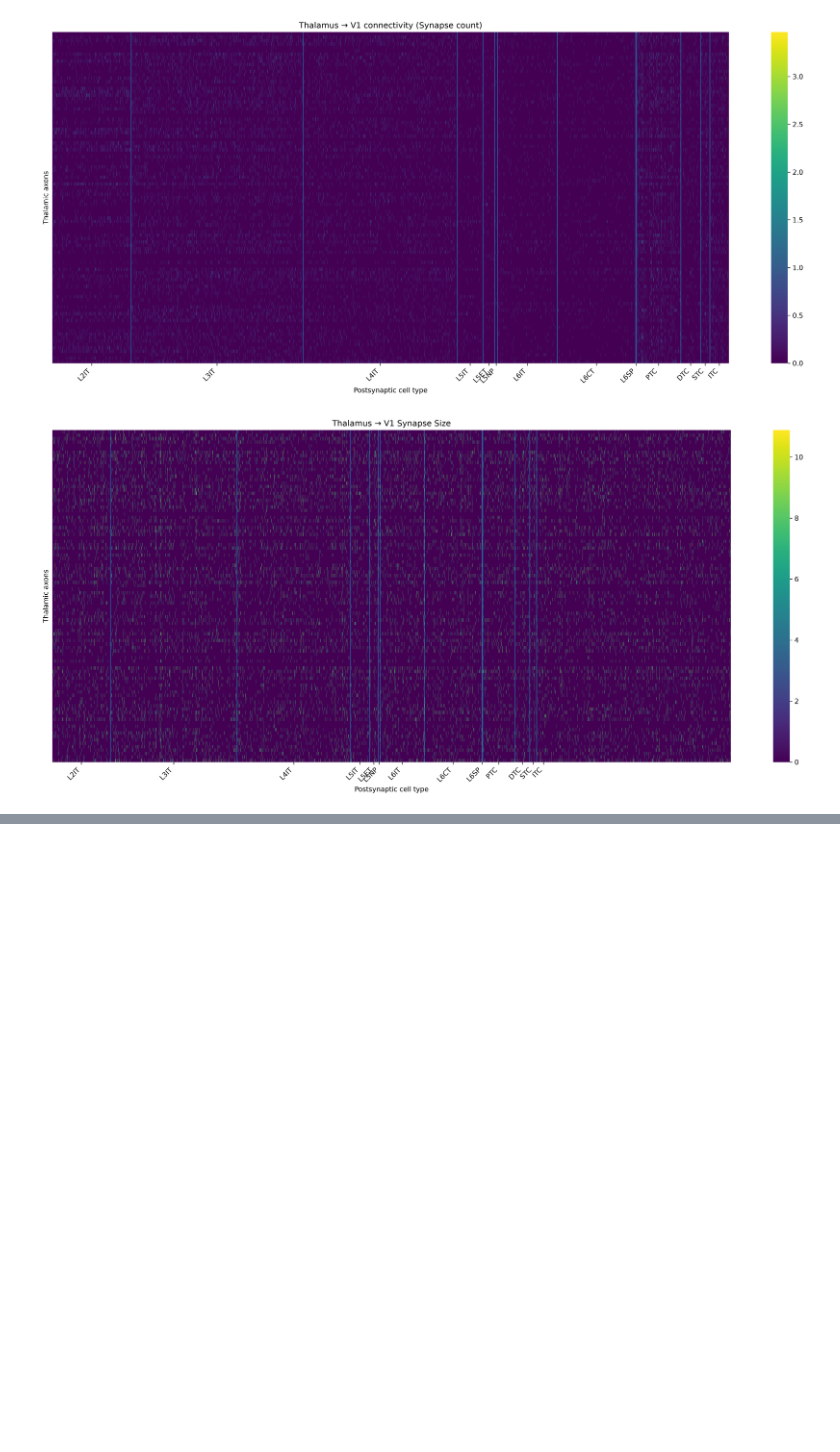
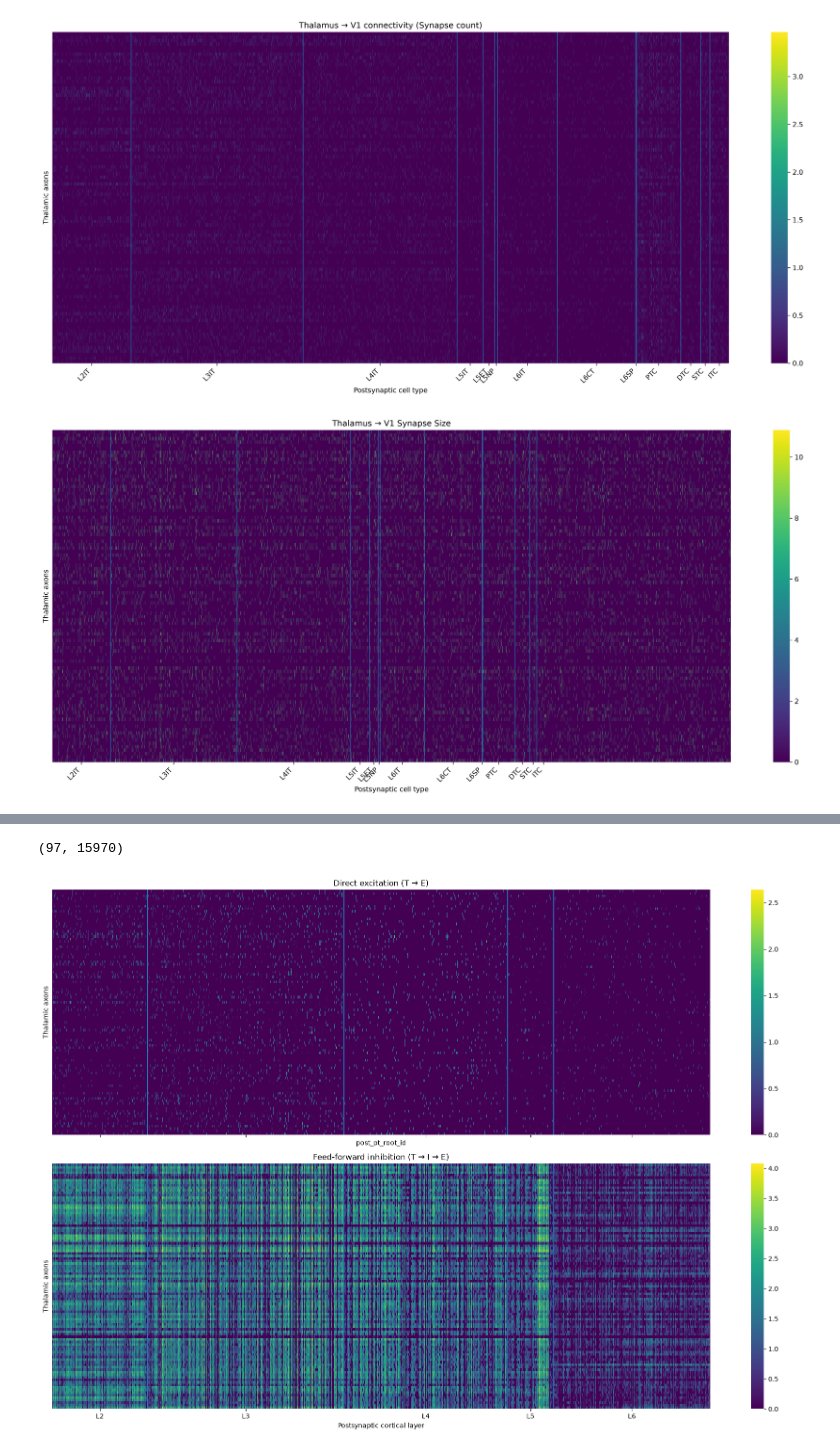
Before and after one commit to m-yasueda/DIMS_SWDB_project, a Jupyter notebook: code/df_construction/df_construction.ipynb, the cells around one changed output, grey strips where cells are left out. Saved outputs shown, nothing was run; the diff lists cells and outputs as text; code cells hidden in the pictures; blank space fills up the shorter version.

```diff
--- a/code/df_construction/df_construction.ipynb
+++ b/code/df_construction/df_construction.ipynb
@@ -450,0 +631,2 @@ plt.show()
+# %%
+I_syn = pd.read_csv('I_syn.csv')
@@ -450,0 +691,7 @@ plt.show()
+# %%
+common_T = W_TE.index.intersection(FFI_paths.index)
+common_E = W_TE.columns.intersection(FFI_paths.columns)
+
+Direct = W_TE.loc[common_T, common_E] # direct excitation
+
+FFI = FFI_paths.loc[common_T, common_E] # feedforward inhibition
@@ -450,0 +706,4 @@ plt.show()
+# %%
+FFI.shape
+# %% [output]
+(97, 15970)
@@ -450,0 +757,67 @@ plt.show()
+# %%
+E_meta_sorted = E_meta_common.sort_values(
+    ["layer_order", "celltype_order", "pt_root_id"]
+)
+
+ordered_E = E_meta_sorted["pt_root_id"].tolist()
+
+Direct_sorted = Direct_common.loc[:, ordered_E]
+FFI_sorted = FFI_common.loc[:, ordered_E]
+# %%
+layer_sizes = (
+    E_meta_sorted
+    .groupby("layer", sort=False)
+    .size()
+)
+
+boundaries = np.cumsum(layer_sizes.values)
+
+starts = np.r_[0, boundaries[:-1]]
+centers = (starts + boundaries) / 2
+
+fig, axes = plt.subplots(
+    2, 1,
+    figsize=(18, 12),
+    sharex=True
+)
+
+sns.heatmap(
+    np.log1p(Direct_sorted),
+    ax=axes[0],
+    cmap="viridis",
+    xticklabels=False,
+    yticklabels=False
+)
+
+sns.heatmap(
+    np.log1p(FFI_sorted),
+    ax=axes[1],
+    cmap="viridis",
+    xticklabels=False,
+    yticklabels=False
+)
+
+for ax in axes:
+    for x in boundaries[:-1]:
+        ax.axvline(
+            x,
+            linewidth=1.5,
+        )
+
+axes[1].set_xticks(centers)
+axes[1].set_xticklabels(
+    layer_sizes.index,
+    rotation=0
+)
+
+axes[0].set_title("Direct excitation (T → E)")
+axes[1].set_title("Feed-forward inhibition (T → I → E)")
+
+axes[0].set_ylabel("Thalamic axons")
+axes[1].set_ylabel("Thalamic axons")
+axes[1].set_xlabel("Postsynaptic cortical layer")
+
+plt.tight_layout()
+plt.show()
+# %% [output]
+[figure, added]
```
Also changed, not shown: parts of 54 cells of this notebook, 2 other files.
